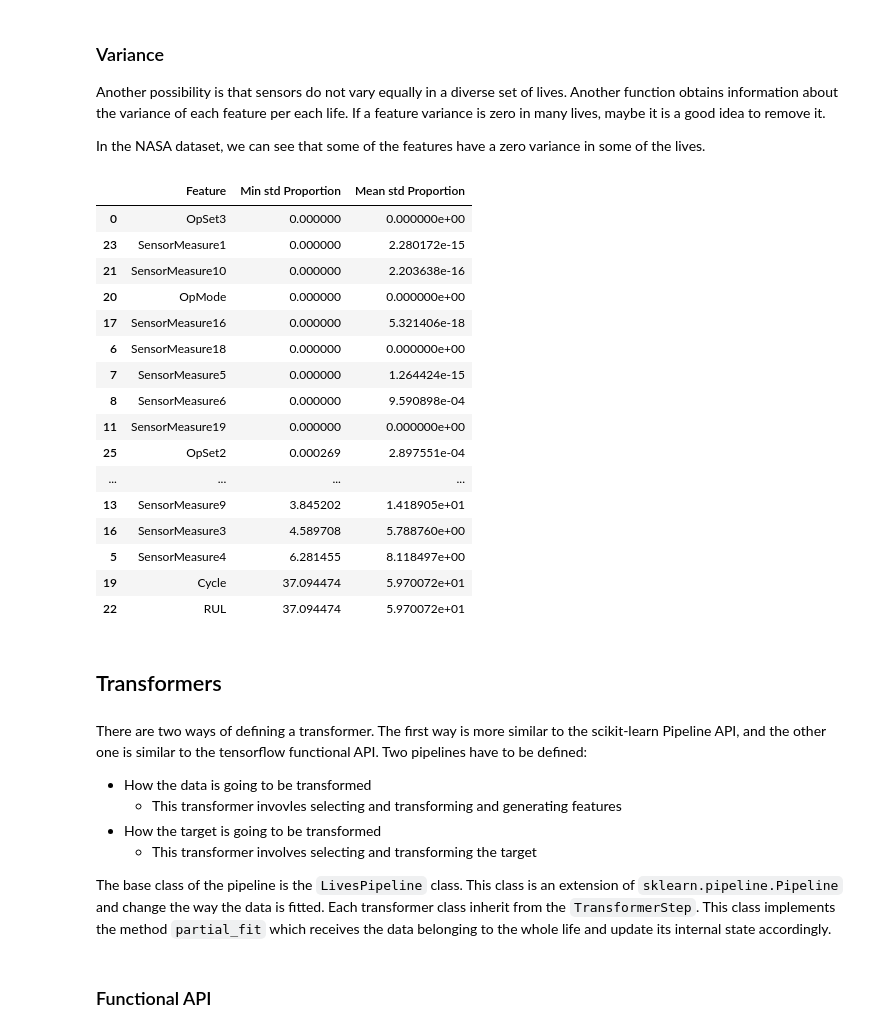
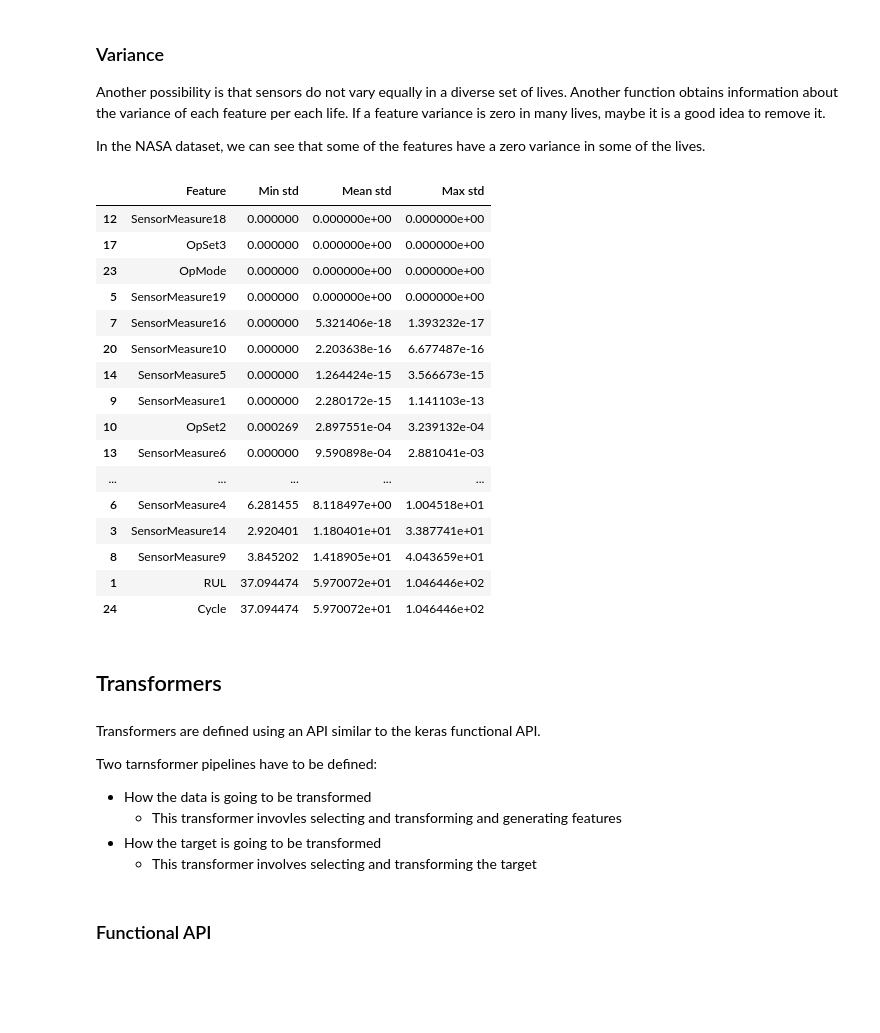
Before and after one commit to lucianolorenti/Temporis, a Jupyter notebook: doc/examples/ExampleAircraftEngine.ipynb, the cells around one changed output. Cells and saved outputs as stored; diff of their text form; code cells hidden in the pictures; blank space fills up the shorter version.

```diff
--- a/doc/examples/ExampleAircraftEngine.ipynb
+++ b/doc/examples/ExampleAircraftEngine.ipynb
@@ -90,8 +119,9 @@ In order to define a dataset you should subclass `AbstractLivesDataset` and defi
   * `__getitem__(self, i)`: This method should return the i-th life
   * `nlives(self)`: In this method should return the total number of lives present in the dataset
 # %%
-class CMAPSSDataset(AbstractLivesDataset):
+class CMAPSSDataset(AbstractTimeSeriesDataset):
     def __init__(self, train=True, model=None):
+        super().__init__()
         if model is not None:
             if model not in operation_mode:
                 raise ValueError(
@@ -108,15 +138,14 @@ class CMAPSSDataset(AbstractLivesDataset):
                 g.drop(columns=['UnitNumber'], inplace=True)
                 self.lives.append(g)
 
-    @property
-    def rul_column(self) -> str:
-        return 'RUL'
-
-    def __getitem__(self, i):
+    def get_time_series(self, i):
         return self.lives[i]
 
+    def number_of_samples_of_time_series(self):
+        return len(self.lives)
+
     @property
-    def nlives(self):
+    def n_time_series(self):
         return len(self.lives)
 # %%
 train_dataset = CMAPSSDataset(train=True, model='FD001')
@@ -226,37 +213,35 @@ Another possibility is that sensors do not vary equally in a diverse set of live
 In the NASA dataset, we can see that some of the features have a zero variance in some of the lives.
 # %%
 df, var_per_life = variance_information(train_dataset)
-df
+df.sort_values(by='Mean std')
 # %% [output]
-|  | Feature | Min std Proportion | Mean std Proportion |
-| 0 | OpSet3 | 0.000000 | 0.000000e+00 |
-| 23 | SensorMeasure1 | 0.000000 | 2.280172e-15 |
-| 21 | SensorMeasure10 | 0.000000 | 2.203638e-16 |
-| 20 | OpMode | 0.000000 | 0.000000e+00 |
-| 17 | SensorMeasure16 | 0.000000 | 5.321406e-18 |
-| 6 | SensorMeasure18 | 0.000000 | 0.000000e+00 |
-| 7 | SensorMeasure5 | 0.000000 | 1.264424e-15 |
-| 8 | SensorMeasure6 | 0.000000 | 9.590898e-04 |
-| 11 | SensorMeasure19 | 0.000000 | 0.000000e+00 |
-| 25 | OpSet2 | 0.000269 | 2.897551e-04 |
-| ... | ... | ... | ... |
-| 13 | SensorMeasure9 | 3.845202 | 1.418905e+01 |
-| 16 | SensorMeasure3 | 4.589708 | 5.788760e+00 |
-| 5 | SensorMeasure4 | 6.281455 | 8.118497e+00 |
-| 19 | Cycle | 37.094474 | 5.970072e+01 |
-| 22 | RUL | 37.094474 | 5.970072e+01 |
+|  | Feature | Min std | Mean std | Max std |
+| 12 | SensorMeasure18 | 0.000000 | 0.000000e+00 | 0.000000e+00 |
+| 17 | OpSet3 | 0.000000 | 0.000000e+00 | 0.000000e+00 |
+| 23 | OpMode | 0.000000 | 0.000000e+00 | 0.000000e+00 |
+| 5 | SensorMeasure19 | 0.000000 | 0.000000e+00 | 0.000000e+00 |
+| 7 | SensorMeasure16 | 0.000000 | 5.321406e-18 | 1.393232e-17 |
+| 20 | SensorMeasure10 | 0.000000 | 2.203638e-16 | 6.677487e-16 |
+| 14 | SensorMeasure5 | 0.000000 | 1.264424e-15 | 3.566673e-15 |
+| 9 | SensorMeasure1 | 0.000000 | 2.280172e-15 | 1.141103e-13 |
+| 10 | OpSet2 | 0.000269 | 2.897551e-04 | 3.239132e-04 |
+| 13 | SensorMeasure6 | 0.000000 | 9.590898e-04 | 2.881041e-03 |
+| ... | ... | ... | ... | ... |
+| 6 | SensorMeasure4 | 6.281455 | 8.118497e+00 | 1.004518e+01 |
+| 3 | SensorMeasure14 | 2.920401 | 1.180401e+01 | 3.387741e+01 |
+| 8 | SensorMeasure9 | 3.845202 | 1.418905e+01 | 4.043659e+01 |
+| 1 | RUL | 37.094474 | 5.970072e+01 | 1.046446e+02 |
+| 24 | Cycle | 37.094474 | 5.970072e+01 | 1.046446e+02 |
 # %% [markdown]
 ## Transformers
 # %% [markdown]
-There are two ways of defining a transformer. The first way is more similar to the scikit-learn Pipeline API, and the other one is similar to the tensorflow functional API.
-Two pipelines have to be defined:
+Transformers are defined using an API similar to the keras functional API.
+
+Two tarnsformer pipelines have to be defined:
 * How the data is going to be transformed
     * This transformer invovles selecting and transforming and generating features
 * How the target is going to be transformed
     * This transformer involves selecting and transforming the target
-
-The base class of the pipeline is the `LivesPipeline` class. This class is an extension of `sklearn.pipeline.Pipeline` and change the way the data is fitted.
-Each transformer class inherit from the `TransformerStep`. This class implements the method `partial_fit` which receives the data belonging to the whole life and update its internal state accordingly.
 # %% [markdown]
 ### Functional API
 # %% [markdown]
```
Also changed, not shown: parts of 101 cells of this notebook, 15 other files.
